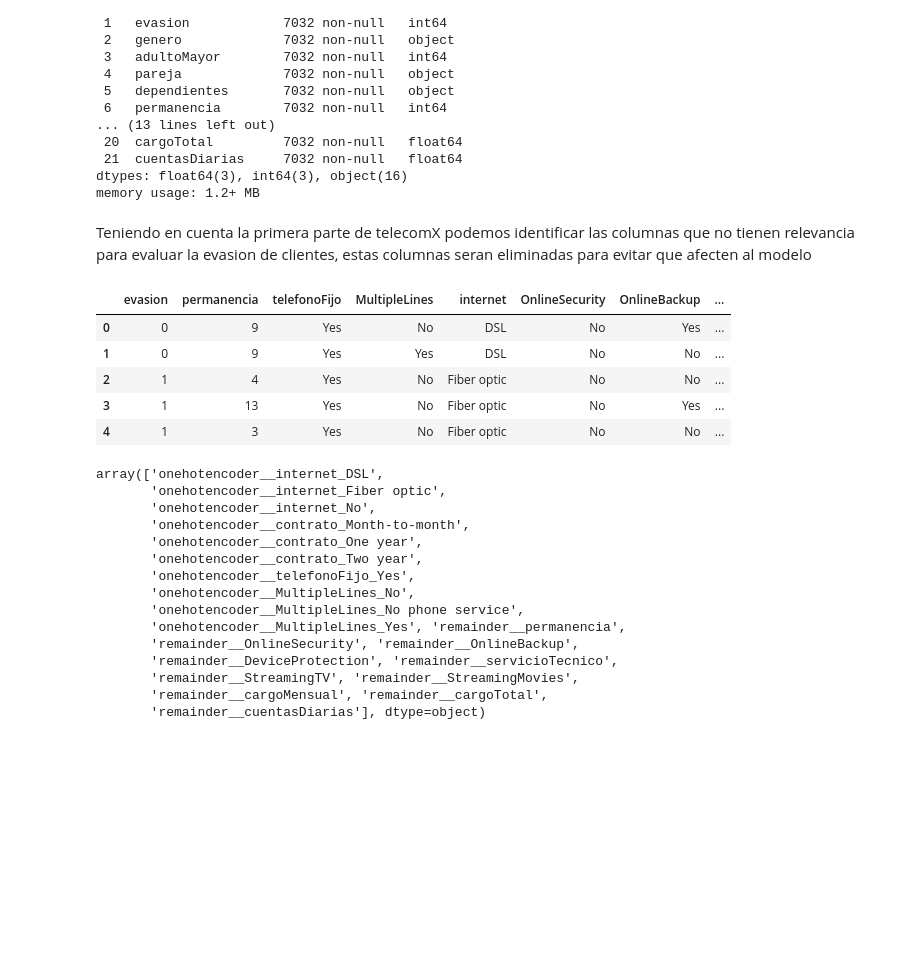
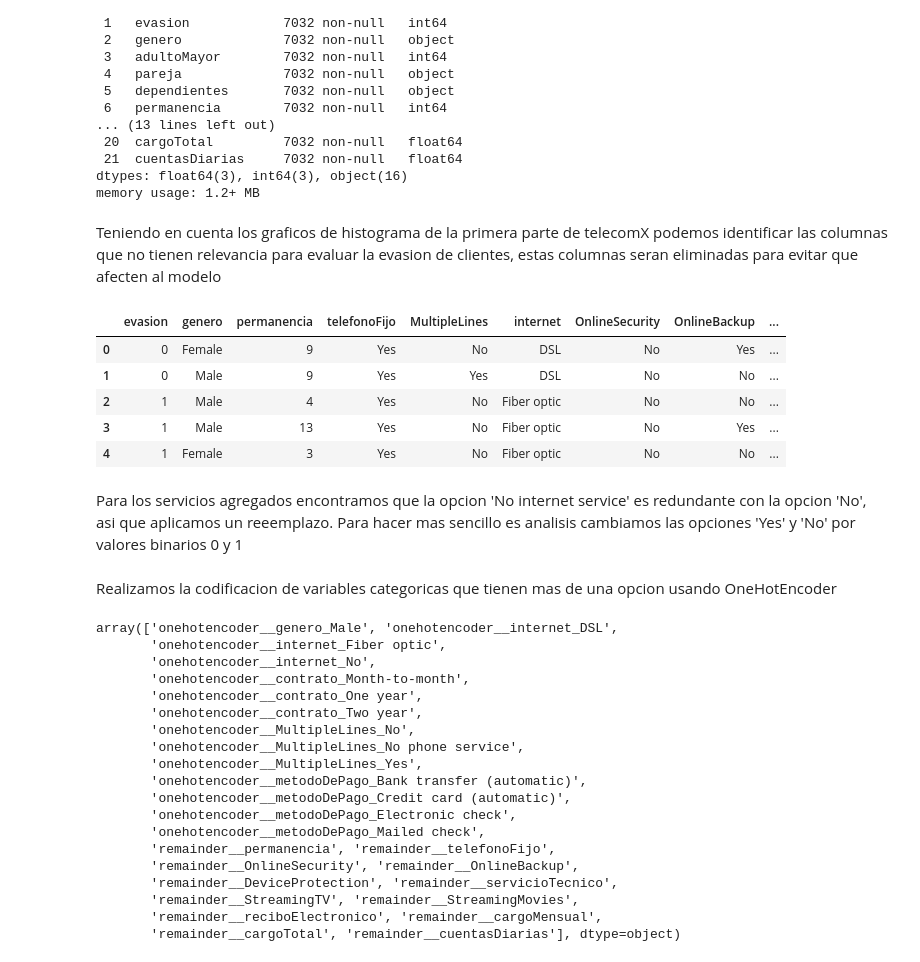
Before and after one commit to taniagoa/Tercer-challenge-CD-Telecom-X-parte2, a Jupyter notebook: telecomXparte2.ipynb, the cells around one changed output. Cells and saved outputs as stored; diff of their text form; code cells hidden in the pictures; blank space fills up the shorter version.

Commit message:
encoding usando replace

```diff
--- a/telecomXparte2.ipynb
+++ b/telecomXparte2.ipynb
@@ -33,14 +33,17 @@ Data columns (total 22 columns):
 dtypes: float64(3), int64(3), object(16)
 memory usage: 1.2+ MB
 # %% [markdown]
-Teniendo en cuenta la primera parte de telecomX podemos identificar las columnas que no tienen relevancia para evaluar la evasion de clientes, estas columnas seran eliminadas para evitar que afecten al modelo
+Teniendo en cuenta los graficos de histograma de la primera parte de telecomX podemos identificar las columnas que no tienen relevancia para evaluar la evasion de clientes, estas columnas seran eliminadas para evitar que afecten al modelo
 # %%
-datos2=datos.drop(columns=['IDcliente','genero','adultoMayor','pareja','dependientes','reciboElectronico','metodoDePago'])
+datos2=datos.drop(columns=['IDcliente','adultoMayor','pareja','dependientes'])
 datos2.head()
 # %% [output]
-|  | evasion | permanencia | telefonoFijo | MultipleLines | internet | OnlineSecurity | OnlineBackup | ... |
-| 0 | 0 | 9 | Yes | No | DSL | No | Yes | ... |
-| 1 | 0 | 9 | Yes | Yes | DSL | No | No | ... |
-| 2 | 1 | 4 | Yes | No | Fiber optic | No | No | ... |
-| 3 | 1 | 13 | Yes | No | Fiber optic | No | Yes | ... |
-| 4 | 1 | 3 | Yes | No | Fiber optic | No | No | ... |
+|  | evasion | genero | permanencia | telefonoFijo | MultipleLines | internet | OnlineSecurity | OnlineBackup | ... |
+| 0 | 0 | Female | 9 | Yes | No | DSL | No | Yes | ... |
+| 1 | 0 | Male | 9 | Yes | Yes | DSL | No | No | ... |
+| 2 | 1 | Male | 4 | Yes | No | Fiber optic | No | No | ... |
+| 3 | 1 | Male | 13 | Yes | No | Fiber optic | No | Yes | ... |
+| 4 | 1 | Female | 3 | Yes | No | Fiber optic | No | No | ... |
+# %% [markdown]
+Para los servicios agregados encontramos que la opcion 'No internet service' es redundante con la opcion 'No', asi que aplicamos un reeemplazo.
+Para hacer mas sencillo es analisis cambiamos las opciones 'Yes' y 'No' por valores binarios 0 y 1
@@ -47,25 +65,31 @@ datos2.head()
+# %% [markdown]
+Realizamos la codificacion de variables categoricas que tienen mas de una opcion usando OneHotEncoder
 # %%
 from sklearn.compose import make_column_transformer
 from sklearn.preprocessing import OneHotEncoder
 X=datos2.drop('evasion',axis=1)
 y=datos2['evasion']
 columnas=X.columns
-one_hot=make_column_transformer((OneHotEncoder(drop='if_binary'),['internet','contrato','telefonoFijo','MultipleLines']),remainder='passthrough',sparse_threshold=0,force_int_remainder_cols=False)
+one_hot=make_column_transformer((OneHotEncoder(drop='if_binary'),['genero','internet','contrato','MultipleLines','metodoDePago']),remainder='passthrough',sparse_threshold=0,force_int_remainder_cols=False)
 X=one_hot.fit_transform(X)
 one_hot.get_feature_names_out(columnas)
 # %% [output]
-array(['onehotencoder__internet_DSL',
+array(['onehotencoder__genero_Male', 'onehotencoder__internet_DSL',
        'onehotencoder__internet_Fiber optic',
        'onehotencoder__internet_No',
        'onehotencoder__contrato_Month-to-month',
        'onehotencoder__contrato_One year',
        'onehotencoder__contrato_Two year',
-       'onehotencoder__telefonoFijo_Yes',
        'onehotencoder__MultipleLines_No',
        'onehotencoder__MultipleLines_No phone service',
-       'onehotencoder__MultipleLines_Yes', 'remainder__permanencia',
+       'onehotencoder__MultipleLines_Yes',
+       'onehotencoder__metodoDePago_Bank transfer (automatic)',
+       'onehotencoder__metodoDePago_Credit card (automatic)',
+       'onehotencoder__metodoDePago_Electronic check',
+       'onehotencoder__metodoDePago_Mailed check',
+       'remainder__permanencia', 'remainder__telefonoFijo',
        'remainder__OnlineSecurity', 'remainder__OnlineBackup',
        'remainder__DeviceProtection', 'remainder__servicioTecnico',
        'remainder__StreamingTV', 'remainder__StreamingMovies',
-       'remainder__cargoMensual', 'remainder__cargoTotal',
-       'remainder__cuentasDiarias'], dtype=object)
+       'remainder__reciboElectronico', 'remainder__cargoMensual',
+       'remainder__cargoTotal', 'remainder__cuentasDiarias'], dtype=object)
```
Also changed, not shown: parts of 2 cells of this notebook.
